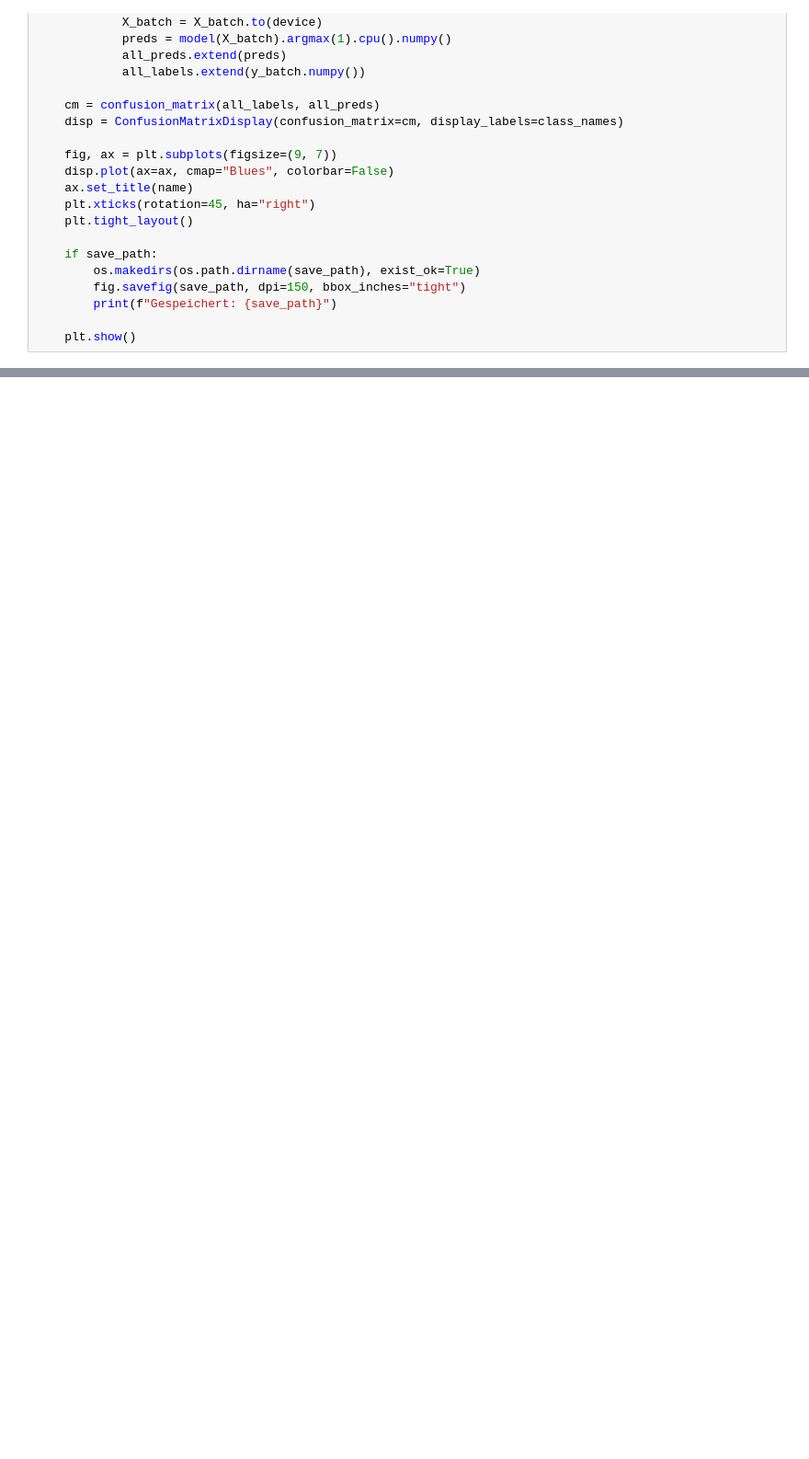
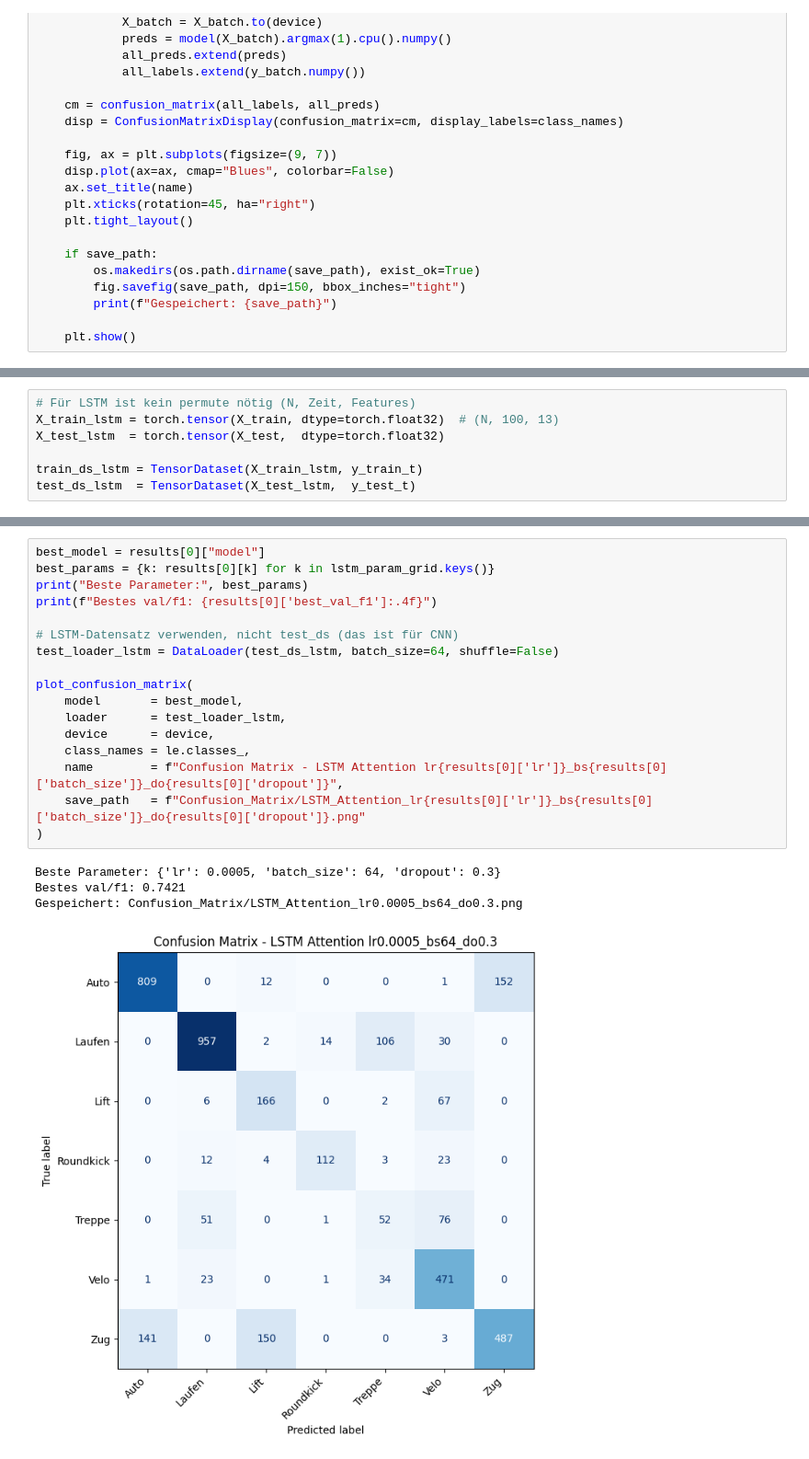
Before and after one commit to raphaelschuepbach/Sensor-based-Activity-Recognition, a Jupyter notebook: Model_Notebooks/Deep_Learning.ipynb, the cells around one changed output, grey strips where cells are left out. Shown at 92% size. Saved outputs shown, nothing was run; the diff lists cells and outputs as text; blank space fills up the shorter version.

```diff
--- a/Model_Notebooks/Deep_Learning.ipynb
+++ b/Model_Notebooks/Deep_Learning.ipynb
@@ -694,0 +752,7 @@ Gespeichert: Confusion_Matrix/CNN1D_Residual_lr0.01_bs32_do0.3.png
+# %%
+# Für LSTM ist kein permute nötig (N, Zeit, Features)
+X_train_lstm = torch.tensor(X_train, dtype=torch.float32)  # (N, 100, 13)
+X_test_lstm  = torch.tensor(X_test,  dtype=torch.float32)
+
+train_ds_lstm = TensorDataset(X_train_lstm, y_train_t)
+test_ds_lstm  = TensorDataset(X_test_lstm,  y_test_t)
@@ -694,0 +990,22 @@ Gespeichert: Confusion_Matrix/CNN1D_Residual_lr0.01_bs32_do0.3.png
+# %%
+best_model = results[0]["model"]
+best_params = {k: results[0][k] for k in lstm_param_grid.keys()}
+print("Beste Parameter:", best_params)
+print(f"Bestes val/f1: {results[0]['best_val_f1']:.4f}")
+
+# LSTM-Datensatz verwenden, nicht test_ds (das ist für CNN)
+test_loader_lstm = DataLoader(test_ds_lstm, batch_size=64, shuffle=False)
+
+plot_confusion_matrix(
+    model       = best_model,
+    loader      = test_loader_lstm,
+    device      = device,
+    class_names = le.classes_,
+    name        = f"Confusion Matrix - LSTM Attention lr{results[0]['lr']}_bs{results[0]['batch_size']}_do{results[0]['dropout']}",
+    save_path   = f"Confusion_Matrix/LSTM_Attention_lr{results[0]['lr']}_bs{results[0]['batch_size']}_do{results[0]['dropout']}.png"
+)
+# %% [output]
+Beste Parameter: {'lr': 0.0005, 'batch_size': 64, 'dropout': 0.3}
+Bestes val/f1: 0.7421
+Gespeichert: Confusion_Matrix/LSTM_Attention_lr0.0005_bs64_do0.3.png
+[figure, added]
```
Also changed, not shown: parts of 22 cells of this notebook, 1 other file.
